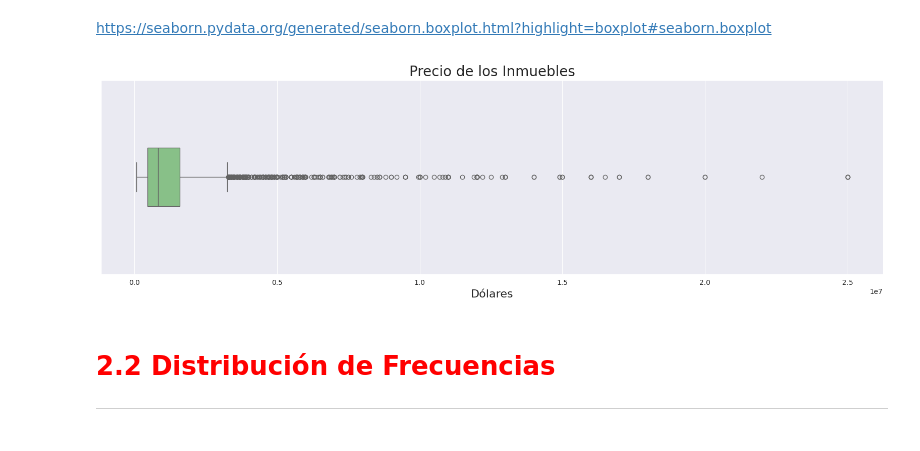
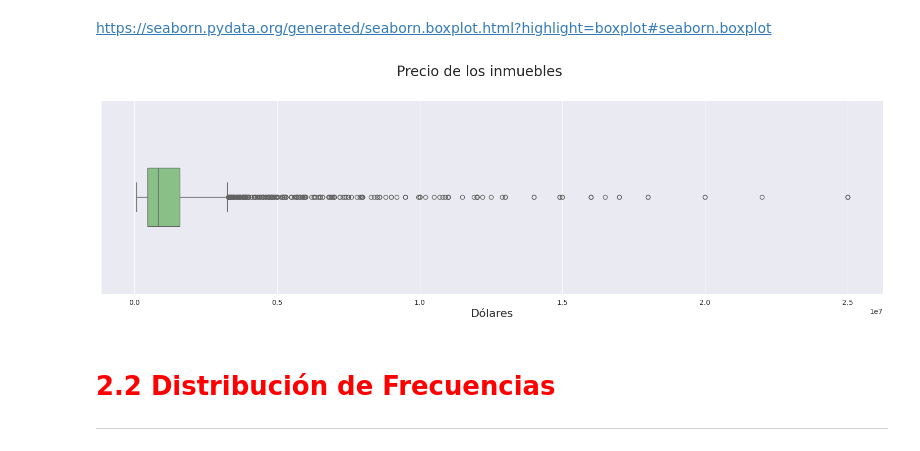
Before and after one commit to ahcamachod/2212-regresion-lineal-tecnicas-avanzadas-de-modelado, a Jupyter notebook: 2212_Regresion_lineal.ipynb, the cells around one changed output. Saved outputs shown, nothing was run; the diff lists cells and outputs as text; code cells hidden in the pictures.

```diff
--- a/2212_Regresion_lineal.ipynb
+++ b/2212_Regresion_lineal.ipynb
@@ -34,5 +34,5 @@ import pandas as pd
 # %%
-datos = pd.read_csv('/content/Datos/dataset.csv', sep=';')
+datos = pd.read_csv('/content/dataset.csv',sep=';')
 # %% [markdown]
 ## Visualizar los datos
 # %%
@@ -104,13 +113,13 @@ sns.set_style("darkgrid")
 # %% [markdown]
 https://seaborn.pydata.org/generated/seaborn.boxplot.html?highlight=boxplot#seaborn.boxplot
 # %%
-ax = sns.boxplot(data=datos['Valor'], orient='h', width=0.3)
-ax.figure.set_size_inches(20, 5)
-ax.set_title('Precio de los Inmuebles', fontsize=20)
+ax = sns.boxplot(data=datos['Valor'],orient='h',width=0.3)
+ax.figure.set_size_inches(20,5)
+ax.figure.suptitle('Precio de los inmuebles',fontsize=20, y=1.02)
 ax.set_xlabel('Dólares', fontsize=16)
 ax;
 # %% [output]
-[figure, old version]
+[figure, new version]
 # %% [markdown]
 # <font color='red' style='font-size: 30px;'>2.2 Distribución de Frecuencias</font>
 <hr style='border: 2px solid red;'>
```
Also changed, not shown: parts of 23 cells of this notebook.
